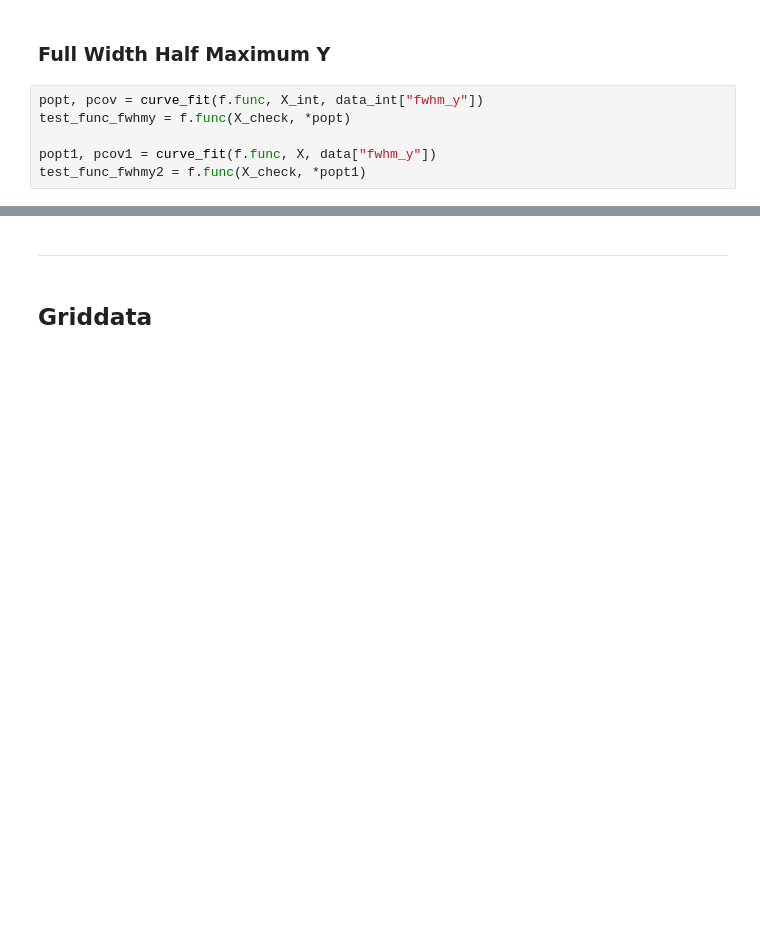
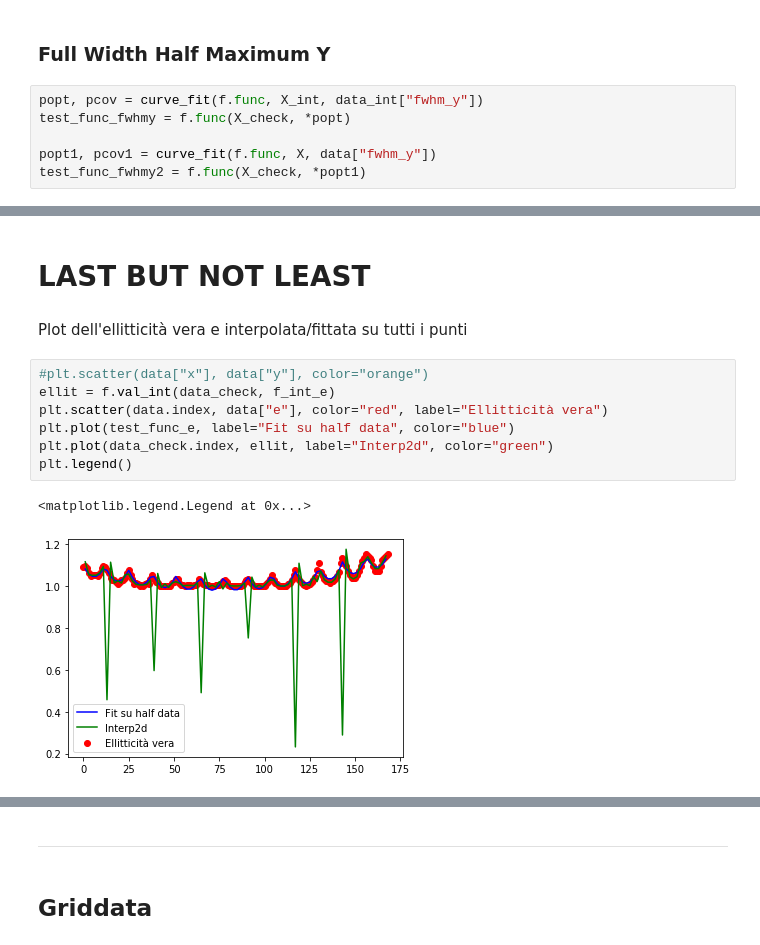
Before and after one commit to eleonoragatti44/Bachelor-Thesis-Physics, a Jupyter notebook: Interpolations.ipynb, the cells around one changed output, grey strips where cells are left out. Saved outputs shown, nothing was run; the diff lists cells and outputs as text; blank space fills up the shorter version.

```diff
--- a/Interpolations.ipynb
+++ b/Interpolations.ipynb
@@ -229,0 +143,14 @@ Text(0, 0.5, 'Error (°)')
+# %% [markdown]
+# LAST BUT NOT LEAST
+# %% [markdown]
+Plot dell'ellitticità vera e interpolata/fittata su tutti i punti
+# %%
+#plt.scatter(data["x"], data["y"], color="orange")
+ellit = f.val_int(data_check, f_int_e)
+plt.scatter(data.index, data["e"], color="red", label="Ellitticità vera")
+plt.plot(test_func_e, label="Fit su half data", color="blue")
+plt.plot(data_check.index, ellit, label="Interp2d", color="green")
+plt.legend()
+# %% [output]
+<matplotlib.legend.Legend at 0x...>
+[figure, added]
```
Also changed, not shown: parts of 30 cells of this notebook, 28 other files.
